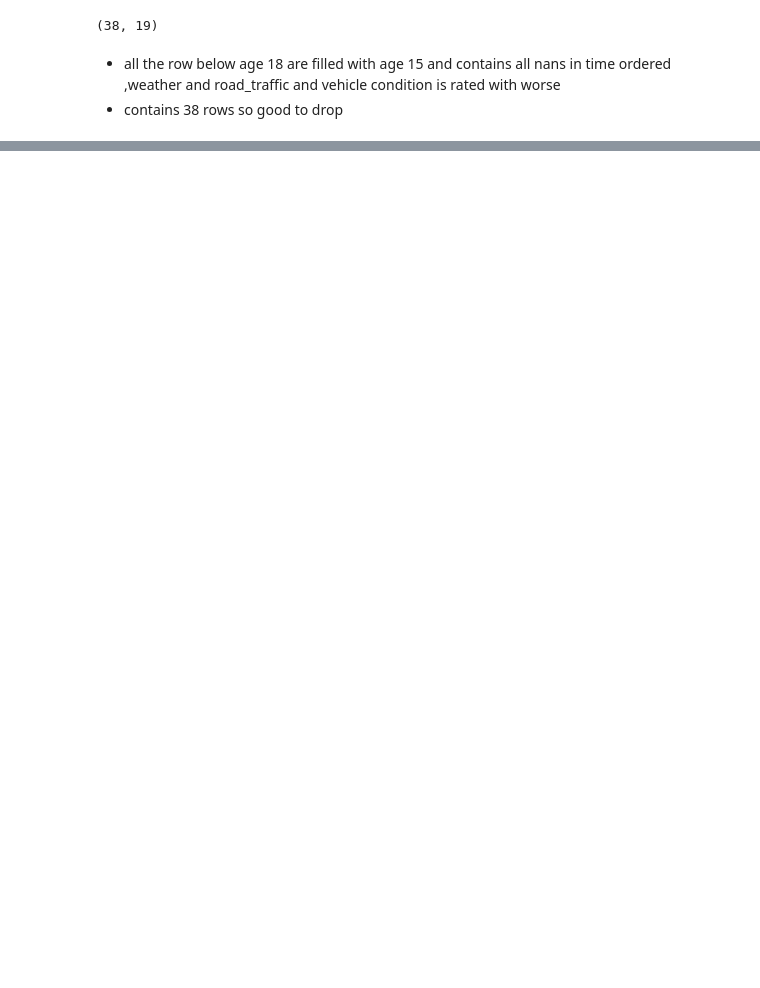
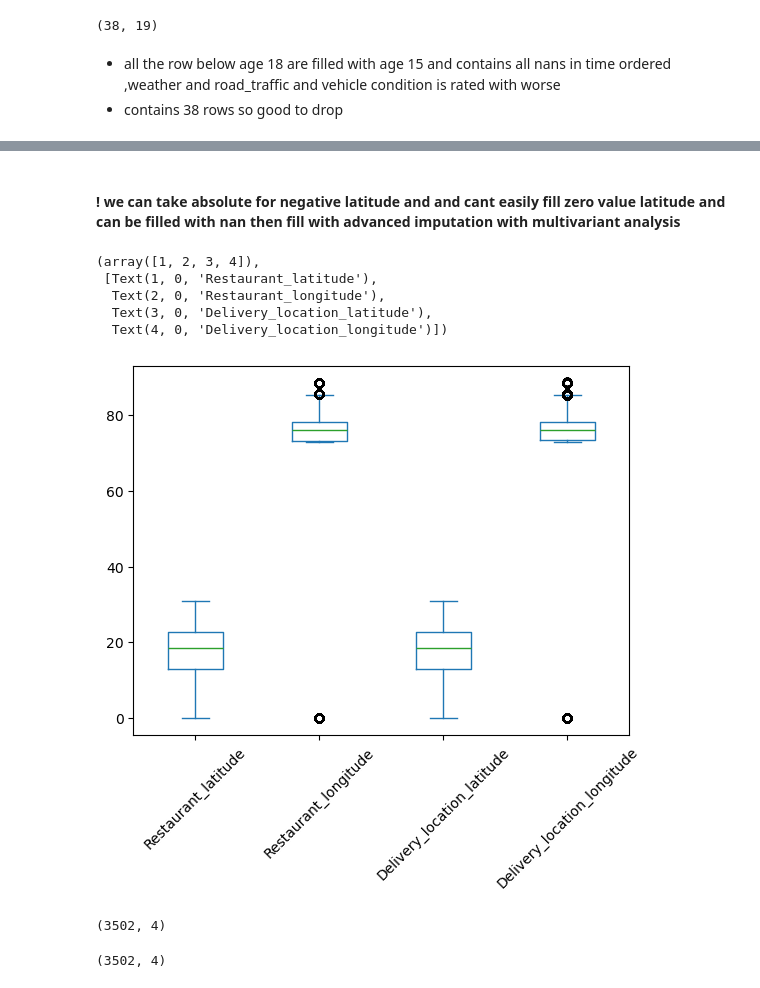
Before and after one commit to rabin20-04/delivery_time_prediction, a Jupyter notebook: delivery_t_pred.ipynb, the cells around one changed output, grey strips where cells are left out. Saved outputs shown, nothing was run; the diff lists cells and outputs as text; code cells hidden in the pictures; blank space fills up the shorter version.

```diff
--- a/delivery_t_pred.ipynb
+++ b/delivery_t_pred.ipynb
@@ -440,0 +514,30 @@ def data_cleaning(data:pd.DataFrame):
+# %% [markdown]
+#### ! we can take absolute for negative latitude and and cant easily fill zero value latitude and can be filled with nan then fill with advanced imputation with multivariant analysis
+# %%
+location_sub.abs().plot(kind="box")
+plt.xticks(rotation=45)
+# %% [output]
+(array([1, 2, 3, 4]),
+ [Text(1, 0, 'Restaurant_latitude'),
+  Text(2, 0, 'Restaurant_longitude'),
+  Text(3, 0, 'Delivery_location_latitude'),
+  Text(4, 0, 'Delivery_location_longitude')])
+[figure, added]
+# %%
+location_sub.abs().loc[
+    lambda absdf: (absdf["Restaurant_latitude"] < lower_lat)
+    | (absdf["Delivery_location_latitude"] < lower_lat)
+    | (absdf["Restaurant_longitude"] < lower_long)
+    | (absdf["Delivery_location_longitude"] < lower_long)
+].shape
+# %% [output]
+(3502, 4)
+# %%
+location_sub.abs().loc[
+    lambda absdf: (absdf["Restaurant_latitude"] < 1)
+    | (absdf["Delivery_location_latitude"] < 1)
+    | (absdf["Restaurant_longitude"] < 1)
+    | (absdf["Delivery_location_longitude"] < 1)
+].shape
+# %% [output]
+(3502, 4)
```
Also changed, not shown: parts of 39 cells of this notebook.
